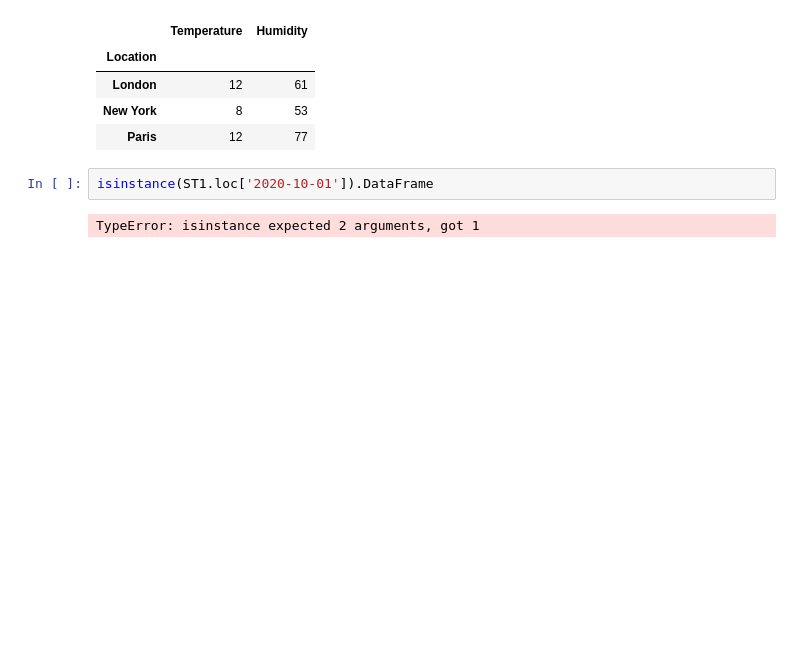
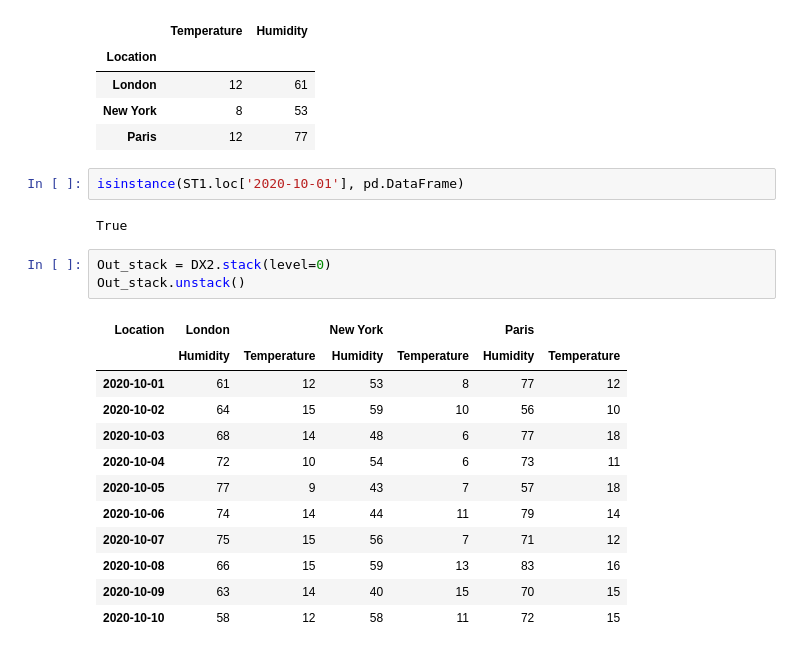
Before and after one commit to tkarshi/DataAnalytics-ADP, a Jupyter notebook: Untitled.ipynb, the cells around one changed output. Saved outputs shown, nothing was run; the diff lists cells and outputs as text; blank space fills up the shorter version.

```diff
--- a/Untitled.ipynb
+++ b/Untitled.ipynb
@@ -222,6 +222,22 @@ ST1.loc['2020-10-01']
 | New York | 8 | 53 |
 | Paris | 12 | 77 |
 # %%
-isinstance(ST1.loc['2020-10-01']).DataFrame
+isinstance(ST1.loc['2020-10-01'], pd.DataFrame)
 # %% [output]
-TypeError: isinstance expected 2 arguments, got 1
+True
+# %%
+Out_stack = DX2.stack(level=0)
+Out_stack.unstack()
+# %% [output]
+| Location | London |  | New York |  | Paris |  |
+|  | Humidity | Temperature | Humidity | Temperature | Humidity | Temperature |
+| 2020-10-01 | 61 | 12 | 53 | 8 | 77 | 12 |
+| 2020-10-02 | 64 | 15 | 59 | 10 | 56 | 10 |
+| 2020-10-03 | 68 | 14 | 48 | 6 | 77 | 18 |
+| 2020-10-04 | 72 | 10 | 54 | 6 | 73 | 11 |
+| 2020-10-05 | 77 | 9 | 43 | 7 | 57 | 18 |
+| 2020-10-06 | 74 | 14 | 44 | 11 | 79 | 14 |
+| 2020-10-07 | 75 | 15 | 56 | 7 | 71 | 12 |
+| 2020-10-08 | 66 | 15 | 59 | 13 | 83 | 16 |
+| 2020-10-09 | 63 | 14 | 40 | 15 | 70 | 15 |
+| 2020-10-10 | 58 | 12 | 58 | 11 | 72 | 15 |
```
